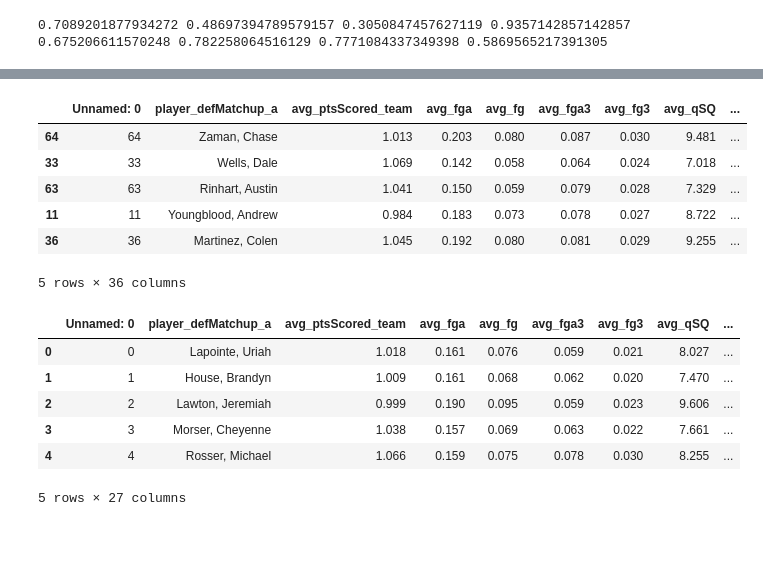
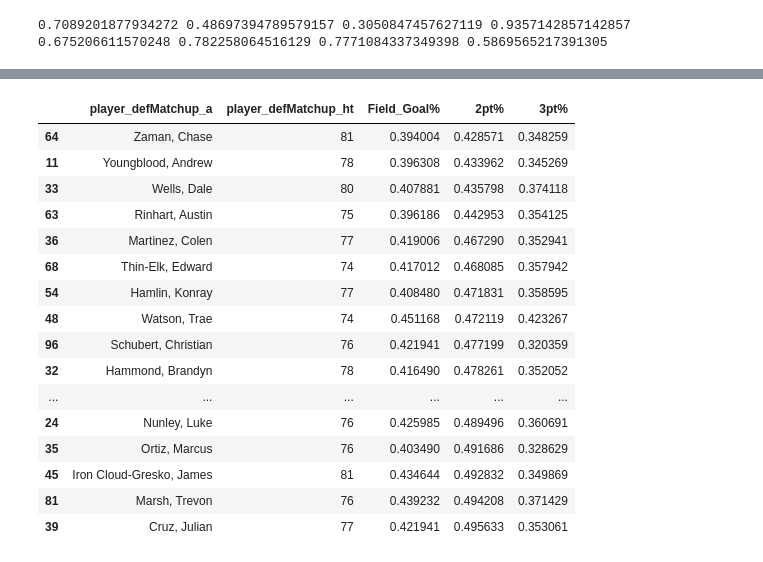
Before and after one commit to a-miller77/2023-Bucks-Hackathon, a Jupyter notebook: main.ipynb, the cells around one changed output, grey strips where cells are left out. Drawn from its saved outputs; the diff is of its cells as text; code cells hidden in the pictures.

```diff
--- a/main.ipynb
+++ b/main.ipynb
@@ -79,22 +78,22 @@ df = update_df(pd.read_csv('filtered_sets/player_averages.csv'))
 # %%
-df.sort_values(by=['2pt%']).head(5)
+df[['player_defMatchup_a','player_defMatchup_ht','Field_Goal%','2pt%','3pt%']].sort_values(by=['2pt%']).head(25)
 # %% [output]
-|  | Unnamed: 0 | player_defMatchup_a | avg_ptsScored_team | avg_fga | avg_fg | avg_fga3 | avg_fg3 | avg_qSQ | ... |
-| 64 | 64 | Zaman, Chase | 1.013 | 0.203 | 0.080 | 0.087 | 0.030 | 9.481 | ... |
-| 33 | 33 | Wells, Dale | 1.069 | 0.142 | 0.058 | 0.064 | 0.024 | 7.018 | ... |
-| 63 | 63 | Rinhart, Austin | 1.041 | 0.150 | 0.059 | 0.079 | 0.028 | 7.329 | ... |
-| 11 | 11 | Youngblood, Andrew | 0.984 | 0.183 | 0.073 | 0.078 | 0.027 | 8.722 | ... |
-| 36 | 36 | Martinez, Colen | 1.045 | 0.192 | 0.080 | 0.081 | 0.029 | 9.255 | ... |
+|  | player_defMatchup_a | player_defMatchup_ht | Field_Goal% | 2pt% | 3pt% |
+| 64 | Zaman, Chase | 81 | 0.394004 | 0.428571 | 0.348259 |
+| 11 | Youngblood, Andrew | 78 | 0.396308 | 0.433962 | 0.345269 |
+| 33 | Wells, Dale | 80 | 0.407881 | 0.435798 | 0.374118 |
+| 63 | Rinhart, Austin | 75 | 0.396186 | 0.442953 | 0.354125 |
+| 36 | Martinez, Colen | 77 | 0.419006 | 0.467290 | 0.352941 |
+| 68 | Thin-Elk, Edward | 74 | 0.417012 | 0.468085 | 0.357942 |
+| 54 | Hamlin, Konray | 77 | 0.408480 | 0.471831 | 0.358595 |
+| 48 | Watson, Trae | 74 | 0.451168 | 0.472119 | 0.423267 |
+| 96 | Schubert, Christian | 76 | 0.421941 | 0.477199 | 0.320359 |
+| 32 | Hammond, Brandyn | 78 | 0.416490 | 0.478261 | 0.352052 |
+| ... | ... | ... | ... | ... | ... |
+| 24 | Nunley, Luke | 76 | 0.425985 | 0.489496 | 0.360691 |
+| 35 | Ortiz, Marcus | 76 | 0.403490 | 0.491686 | 0.328629 |
+| 45 | Iron Cloud-Gresko, James | 81 | 0.434644 | 0.492832 | 0.349869 |
+| 81 | Marsh, Trevon | 76 | 0.439232 | 0.494208 | 0.371429 |
+| 39 | Cruz, Julian | 77 | 0.421941 | 0.495633 | 0.353061 |
-5 rows × 36 columns
 # %%
 nading_stats = {'Free_Throw%': nd_ftpercent, 'Field_Goal%': nd_percent, '3pt%': nd_3percent, 'Iso': nd_iso_ppa, 'Pick': nd_pick_ppa, 'Post': nd_post_ppa, 'Offball': nd_offball_ppa}
-# %%
-df.head()
-# %% [output]
-|  | Unnamed: 0 | player_defMatchup_a | avg_ptsScored_team | avg_fga | avg_fg | avg_fga3 | avg_fg3 | avg_qSQ | ... |
-| 0 | 0 | Lapointe, Uriah | 1.018 | 0.161 | 0.076 | 0.059 | 0.021 | 8.027 | ... |
-| 1 | 1 | House, Brandyn | 1.009 | 0.161 | 0.068 | 0.062 | 0.020 | 7.470 | ... |
-| 2 | 2 | Lawton, Jeremiah | 0.999 | 0.190 | 0.095 | 0.059 | 0.023 | 9.606 | ... |
-| 3 | 3 | Morser, Cheyenne | 1.038 | 0.157 | 0.069 | 0.063 | 0.022 | 7.661 | ... |
-| 4 | 4 | Rosser, Michael | 1.066 | 0.159 | 0.075 | 0.078 | 0.030 | 8.255 | ... |
-5 rows × 27 columns
```
Also changed, not shown: parts of 14 cells of this notebook.
